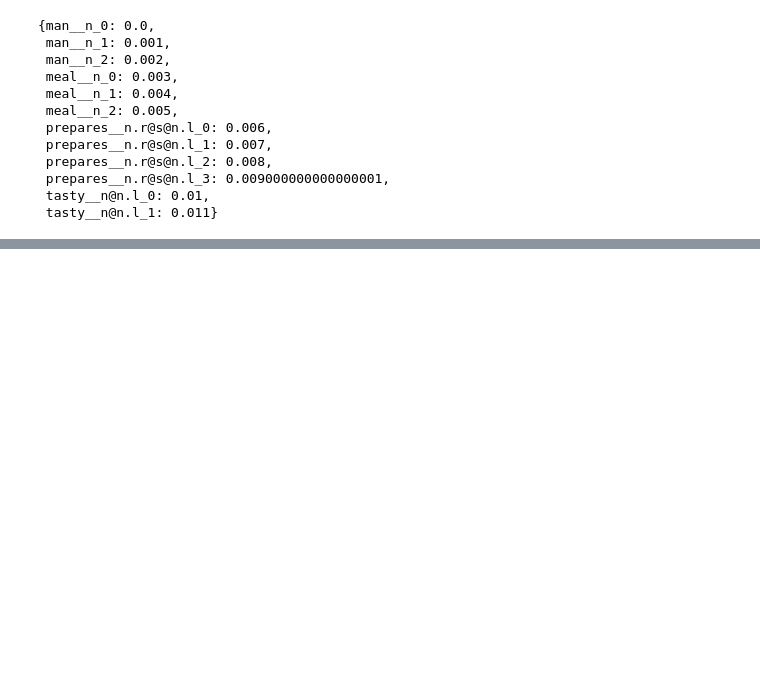
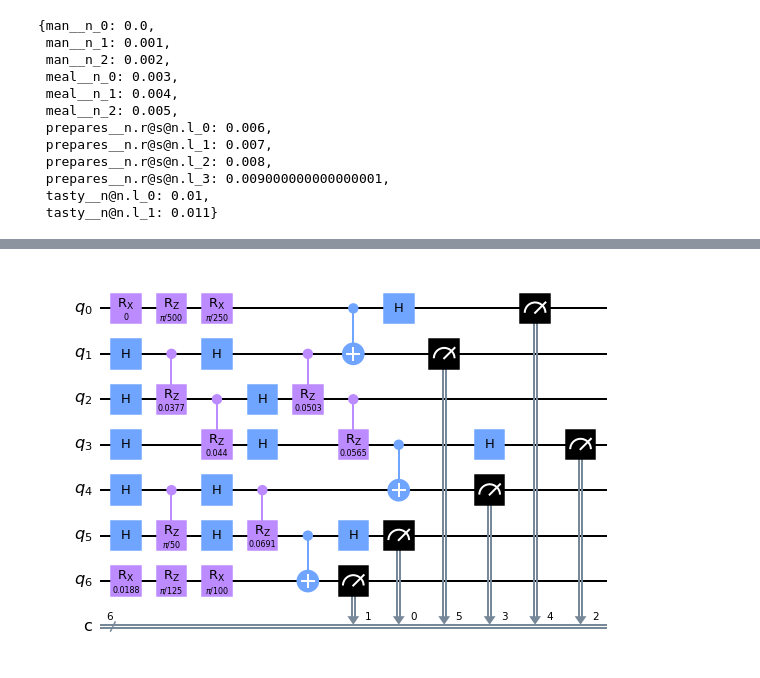
Before and after one commit to sxxnz/QNLP, a Jupyter notebook: lambeq/code/stringdiagram.ipynb, the cells around one changed output, grey strips where cells are left out. Drawn from its saved outputs; the diff is of its cells as text; code cells hidden in the pictures; blank space fills up the shorter version.

```diff
--- a/lambeq/code/stringdiagram.ipynb
+++ b/lambeq/code/stringdiagram.ipynb
@@ -95,3 +95,11 @@ tket_circuit.symbol_substitution(param_dict)
 render_circuit_jupyter(tket_circuit)
 # %% [output]
 [interactive output not drawn]
+# %%
+from pytket.extensions.qiskit import tk_to_qiskit
+
+qiskit_circuit = tk_to_qiskit(tket_circuit)
+
+qiskit_circuit.draw('mpl')
+# %% [output]
+[figure, added]
```
